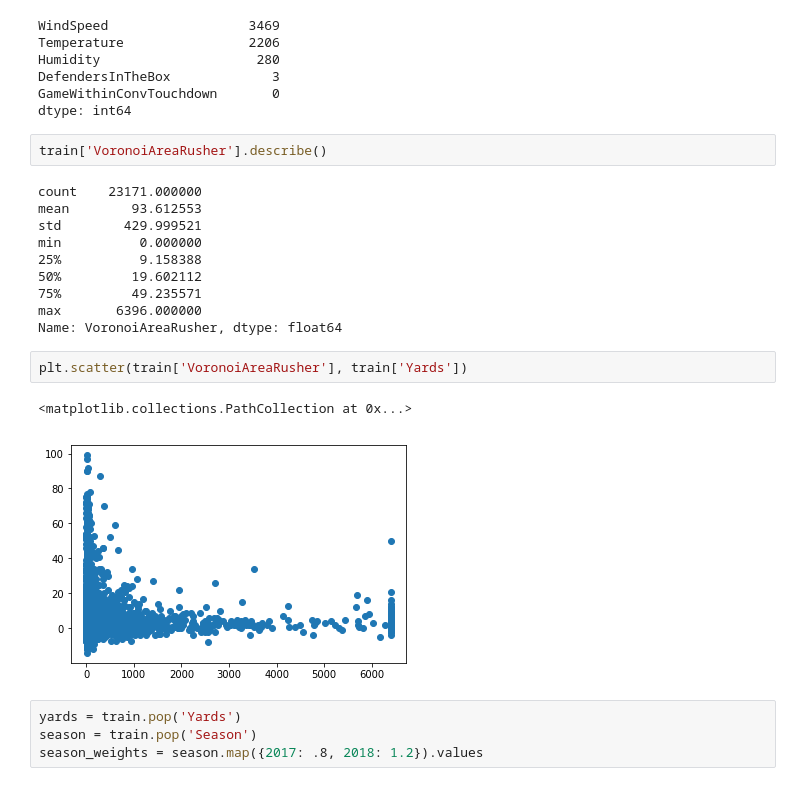
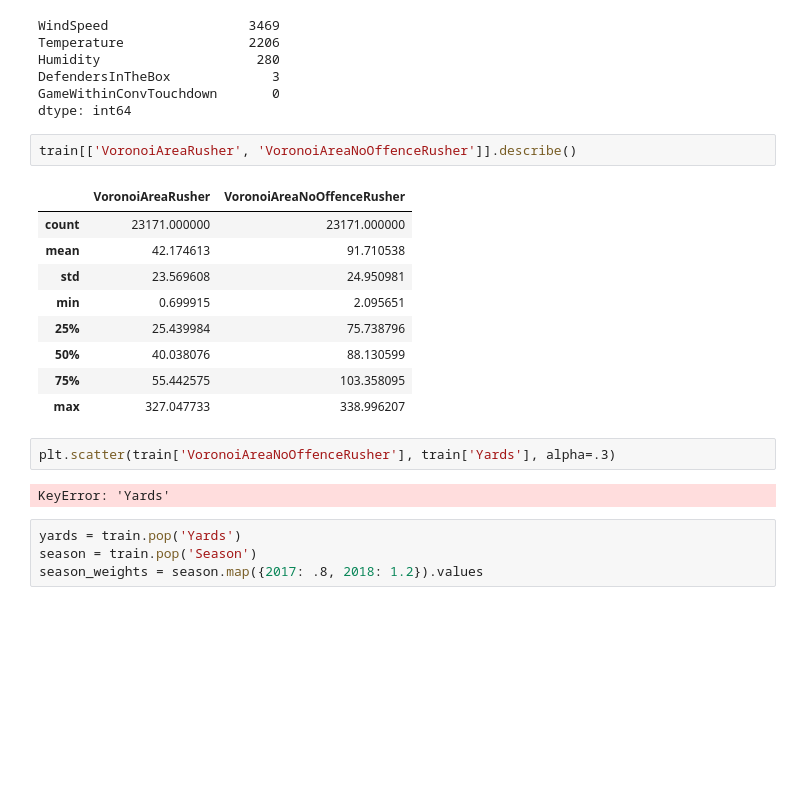
Before and after one commit to samtaylor54321/nfl_data_bowl, a Jupyter notebook: output/nfl_submission.ipynb, the cells around one changed output. Saved outputs shown, nothing was run; the diff lists cells and outputs as text; blank space fills up the shorter version.

Commit message:
Fixed voronoi areas and added one without the offensive team in

```diff
--- a/output/nfl_submission.ipynb
+++ b/output/nfl_submission.ipynb
@@ -841,22 +873,21 @@ DefendersInTheBox             3
 GameWithinConvTouchdown       0
 dtype: int64
 # %%
-train['VoronoiAreaRusher'].describe()
+train[['VoronoiAreaRusher', 'VoronoiAreaNoOffenceRusher']].describe()
 # %% [output]
-count    23171.000000
-mean        93.612553
-std        429.999521
-min          0.000000
-25%          9.158388
-50%         19.602112
-75%         49.235571
-max       6396.000000
-Name: VoronoiAreaRusher, dtype: float64
+|  | VoronoiAreaRusher | VoronoiAreaNoOffenceRusher |
+| count | 23171.000000 | 23171.000000 |
+| mean | 42.174613 | 91.710538 |
+| std | 23.569608 | 24.950981 |
+| min | 0.699915 | 2.095651 |
+| 25% | 25.439984 | 75.738796 |
+| 50% | 40.038076 | 88.130599 |
+| 75% | 55.442575 | 103.358095 |
+| max | 327.047733 | 338.996207 |
 # %%
-plt.scatter(train['VoronoiAreaRusher'], train['Yards'])
+plt.scatter(train['VoronoiAreaNoOffenceRusher'], train['Yards'], alpha=.3)
 # %% [output]
-<matplotlib.collections.PathCollection at 0x...>
+KeyError: 'Yards'
-[figure, removed]
 # %%
 yards = train.pop('Yards')
 season = train.pop('Season')
```
Also changed, not shown: parts of 8 cells of this notebook.
